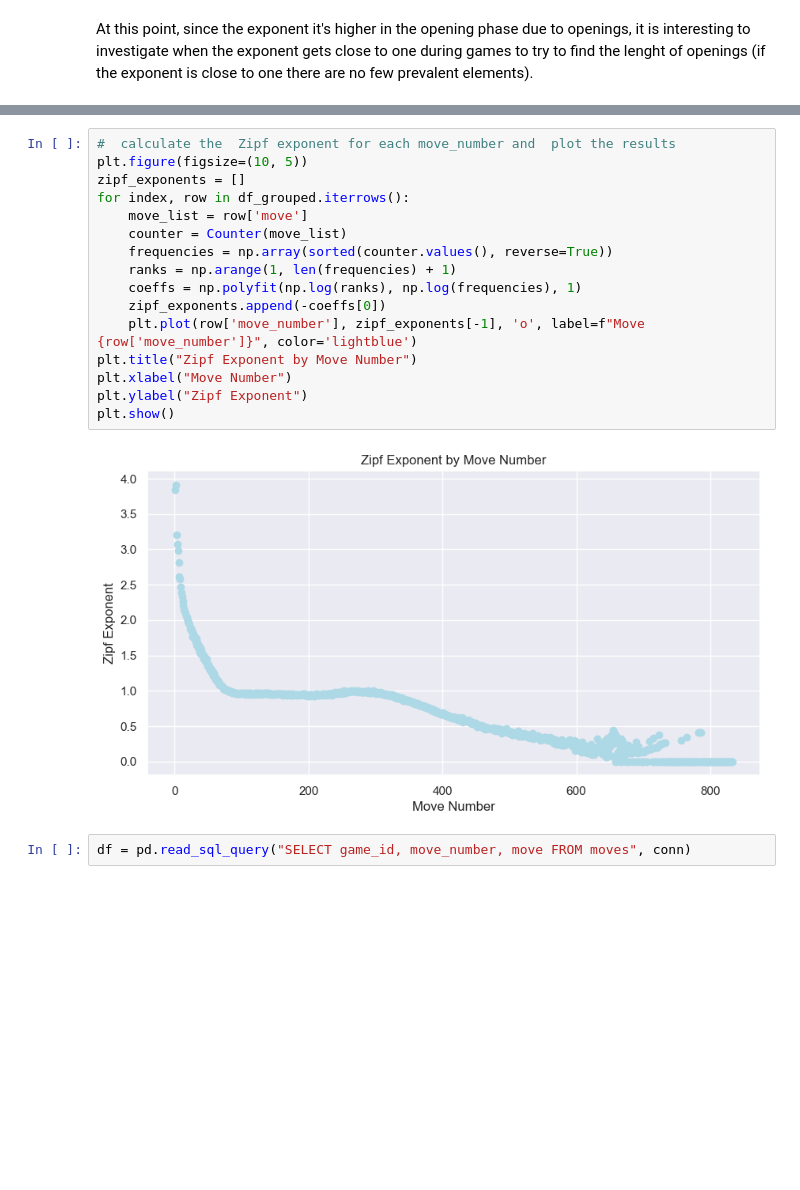
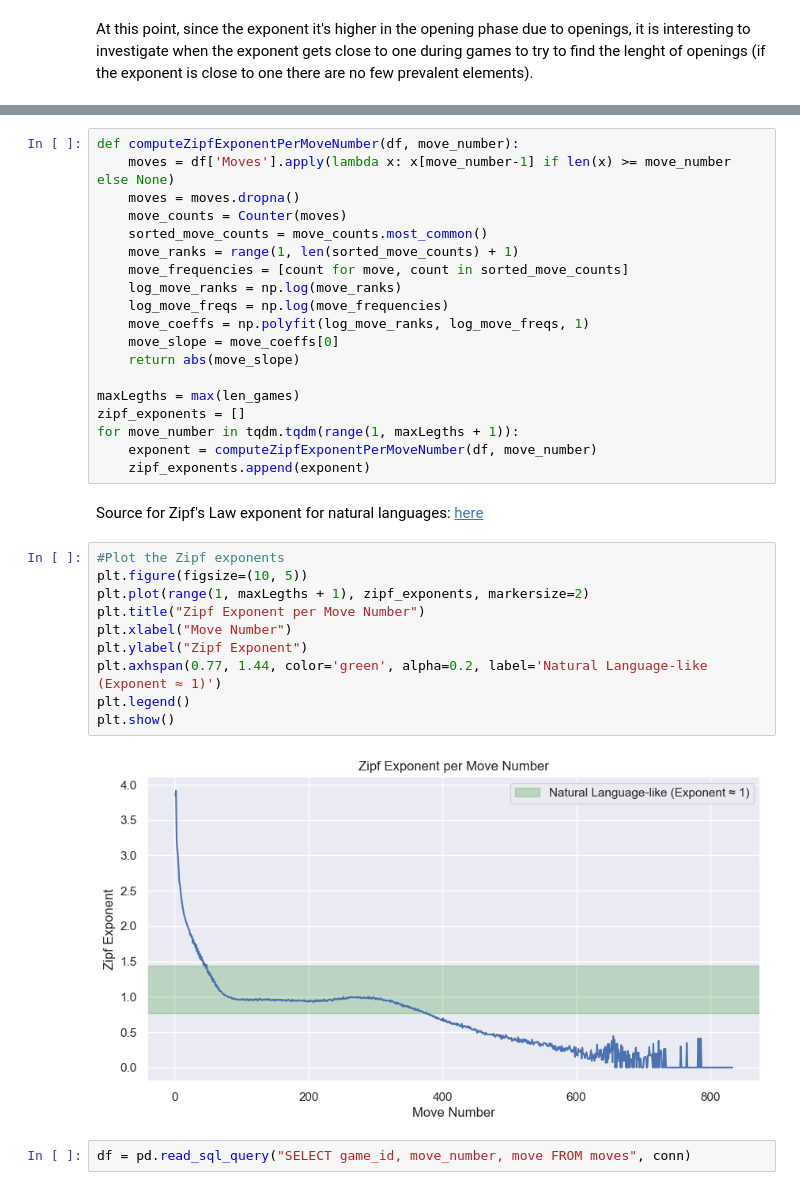
Before and after one commit to NLP-Project-PoliMi-2025/NLP-Project, a Jupyter notebook: notebooks/ZipfLaw.ipynb, the cells around one changed output, grey strips where cells are left out. Saved outputs shown, nothing was run; the diff lists cells and outputs as text; blank space fills up the shorter version.

```diff
--- a/notebooks/ZipfLaw.ipynb
+++ b/notebooks/ZipfLaw.ipynb
@@ -227,21 +237,36 @@ Move 43 Zipf exponent: 1.45
-# %%
-#  calculate the  Zipf exponent for each move_number and  plot the results
-plt.figure(figsize=(10, 5))
-zipf_exponents = []
-for index, row in df_grouped.iterrows():
-    move_list = row['move']
-    counter = Counter(move_list)
-    frequencies = np.array(sorted(counter.values(), reverse=True))
-    ranks = np.arange(1, len(frequencies) + 1)
-    coeffs = np.polyfit(np.log(ranks), np.log(frequencies), 1)
-    zipf_exponents.append(-coeffs[0])
-    plt.plot(row['move_number'], zipf_exponents[-1], 'o', label=f"Move {row['move_number']}", color='lightblue')
-plt.title("Zipf Exponent by Move Number")
-plt.xlabel("Move Number")
-plt.ylabel("Zipf Exponent")
-plt.show()
-# %% [output]
-[figure, removed]
+# %%
+def computeZipfExponentPerMoveNumber(df, move_number):
+    moves = df['Moves'].apply(lambda x: x[move_number-1] if len(x) >= move_number else None)
+    moves = moves.dropna()
+    move_counts = Counter(moves)
+    sorted_move_counts = move_counts.most_common()
+    move_ranks = range(1, len(sorted_move_counts) + 1)
+    move_frequencies = [count for move, count in sorted_move_counts]
+    log_move_ranks = np.log(move_ranks)
+    log_move_freqs = np.log(move_frequencies)
+    move_coeffs = np.polyfit(log_move_ranks, log_move_freqs, 1)
+    move_slope = move_coeffs[0]
+    return abs(move_slope)
+
+maxLegths = max(len_games)
+zipf_exponents = []
+for move_number in tqdm.tqdm(range(1, maxLegths + 1)):
+    exponent = computeZipfExponentPerMoveNumber(df, move_number)
+    zipf_exponents.append(exponent)
+# %% [markdown]
+Source for Zipf's Law exponent for natural languages: [here](https://www.sciencedirect.com/science/article/pii/S0375960117305388)
+# %%
+#Plot the Zipf exponents
+plt.figure(figsize=(10, 5))
+plt.plot(range(1, maxLegths + 1), zipf_exponents, markersize=2)
+plt.title("Zipf Exponent per Move Number")
+plt.xlabel("Move Number")
+plt.ylabel("Zipf Exponent")
+plt.axhspan(0.77, 1.44, color='green', alpha=0.2, label='Natural Language-like (Exponent ≈ 1)')
+plt.legend()
+plt.show()
+# %% [output]
+[figure, added]
 # %%
 df = pd.read_sql_query("SELECT game_id, move_number, move FROM moves", conn)
 # %%
```
Also changed, not shown: parts of 24 cells of this notebook, 2 other files.
